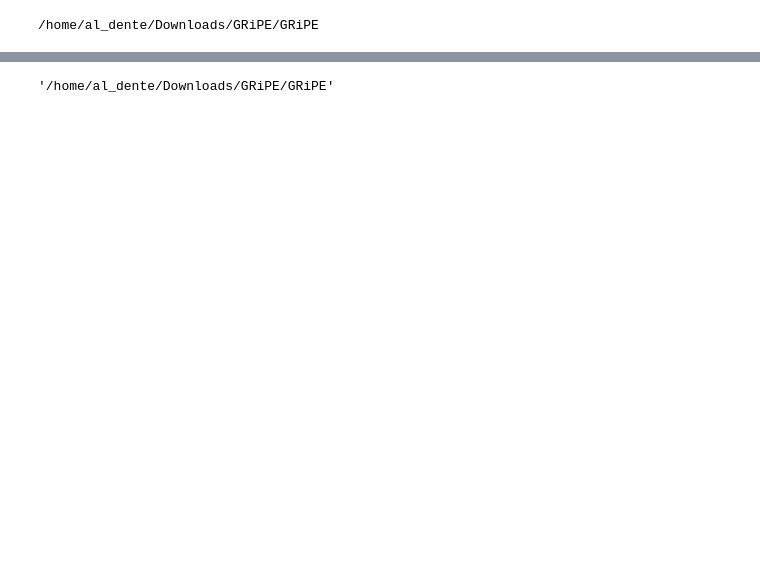
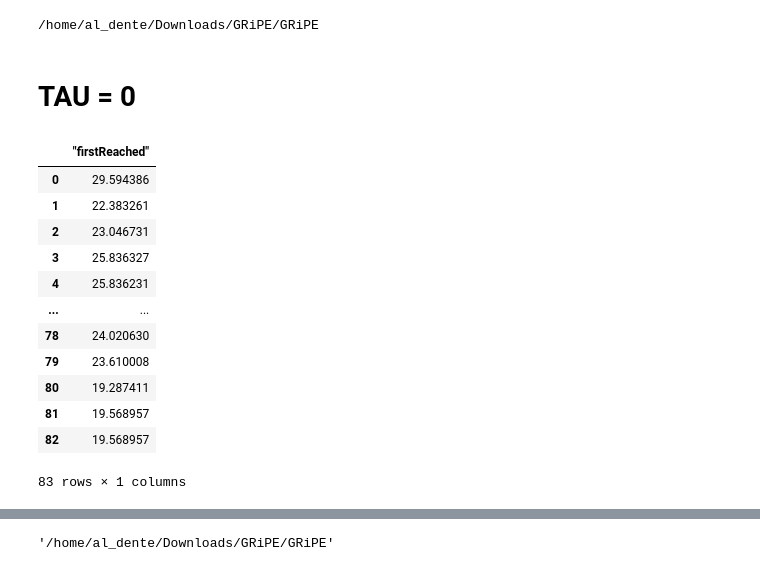
Before and after one commit to AlDente-Noo/GRiPE, a Jupyter notebook: first_reach.ipynb, the cells around one changed output, grey strips where cells are left out. Saved outputs shown, nothing was run; the diff lists cells and outputs as text; code cells hidden in the pictures; blank space fills up the shorter version.

```diff
--- a/first_reach.ipynb
+++ b/first_reach.ipynb
@@ -21,4 +21,6 @@ for i in range(4):
     outerr = proc.stderr.decode()
     if not (outerr == ''):
         print(outerr + '\n')
+# %% [markdown]
+# TAU = 0
 # %%
@@ -31,3 +33,19 @@ with os.scandir(path) as it:
             avrg_first_reach.append(pd.read_csv(entry.path,sep=',', usecols = [1]))
+# %%
+sum(avrg_first_reach) / len(avrg_first_reach)
+# %% [output]
+|  | "firstReached" |
+| 0 | 29.594386 |
+| 1 | 22.383261 |
+| 2 | 23.046731 |
+| 3 | 25.836327 |
+| 4 | 25.836231 |
+| ... | ... |
+| 78 | 24.020630 |
+| 79 | 23.610008 |
+| 80 | 19.287411 |
+| 81 | 19.568957 |
+| 82 | 19.568957 |
+83 rows × 1 columns
 # %%
 #print(len(avrg_first_reach))
```
Also changed, not shown: parts of 6 cells of this notebook, 3 other files.
